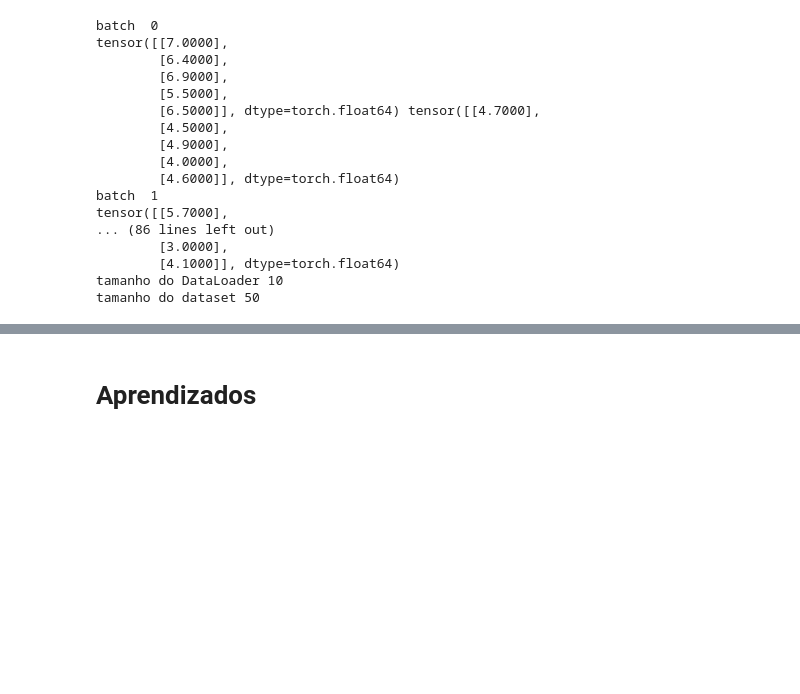
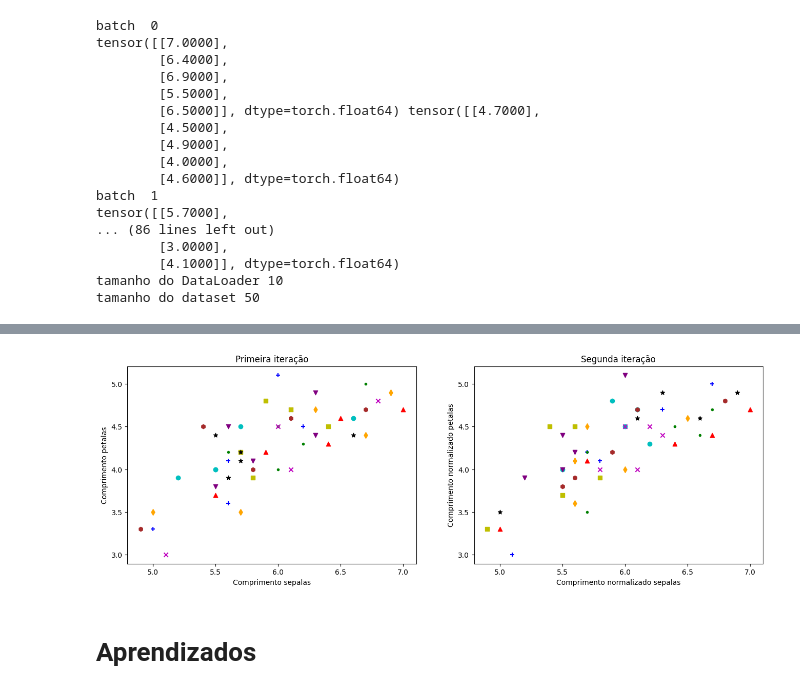
Before and after one commit to davidsonsantana89/RNA-e-Deep-Learning---CESAR-School-2023.02, a Jupyter notebook: Atividade Aula 3.3/dass_3_3_datasets_e_dataloaders.ipynb, the cells around one changed output, grey strips where cells are left out. Cells and saved outputs as stored; diff of their text form; code cells hidden in the pictures; blank space fills up the shorter version.

```diff
--- a/Atividade Aula 3.3/dass_3_3_datasets_e_dataloaders.ipynb
+++ b/Atividade Aula 3.3/dass_3_3_datasets_e_dataloaders.ipynb
@@ -407,4 +439,32 @@ tensor([[5.0000],
 tamanho do DataLoader 10
 tamanho do dataset 50
+# %%
+color = ["b", "g", "r", "c", "m", "y", "k", "orange", "purple", "brown"]
+mark = ['+', '.', '^', 'o', 'x', 's', '*', 'd', 'v', 'h']
+fig = plt.figure(figsize=(16,5))
+ax1 = fig.add_subplot(1,2,1)
+ax1.set_xlabel('Comprimento sepalas')
+ax1.set_ylabel('Comprimento petalas')
+ax1.set_title('Primeira iteração')
+
+for i,data in enumerate(data_loader):
+    # separa a tupla em petalas e sépalas
+    data_batch, targets_batch = data
+
+    ax1.scatter(data_batch, targets_batch, c=color[i], marker=mark[i])
+
+
+ax2 = fig.add_subplot(1,2,2)
+ax2.set_xlabel('Comprimento normalizado sepalas')
+ax2.set_ylabel('Comprimento normalizado petalas')
+ax2.set_title('Segunda iteração')
+
+for i,data in enumerate(data_loader):
+    # separa a tupla em petalas e sépalas
+    data_batch, targets_batch = data
+
+    ax2.scatter(data_batch, targets_batch, c=color[i], marker=mark[i])
+# %% [output]
+[figure, added]
 # %% [markdown]
 # Aprendizados
```
Also changed, not shown: parts of 6 cells of this notebook.
